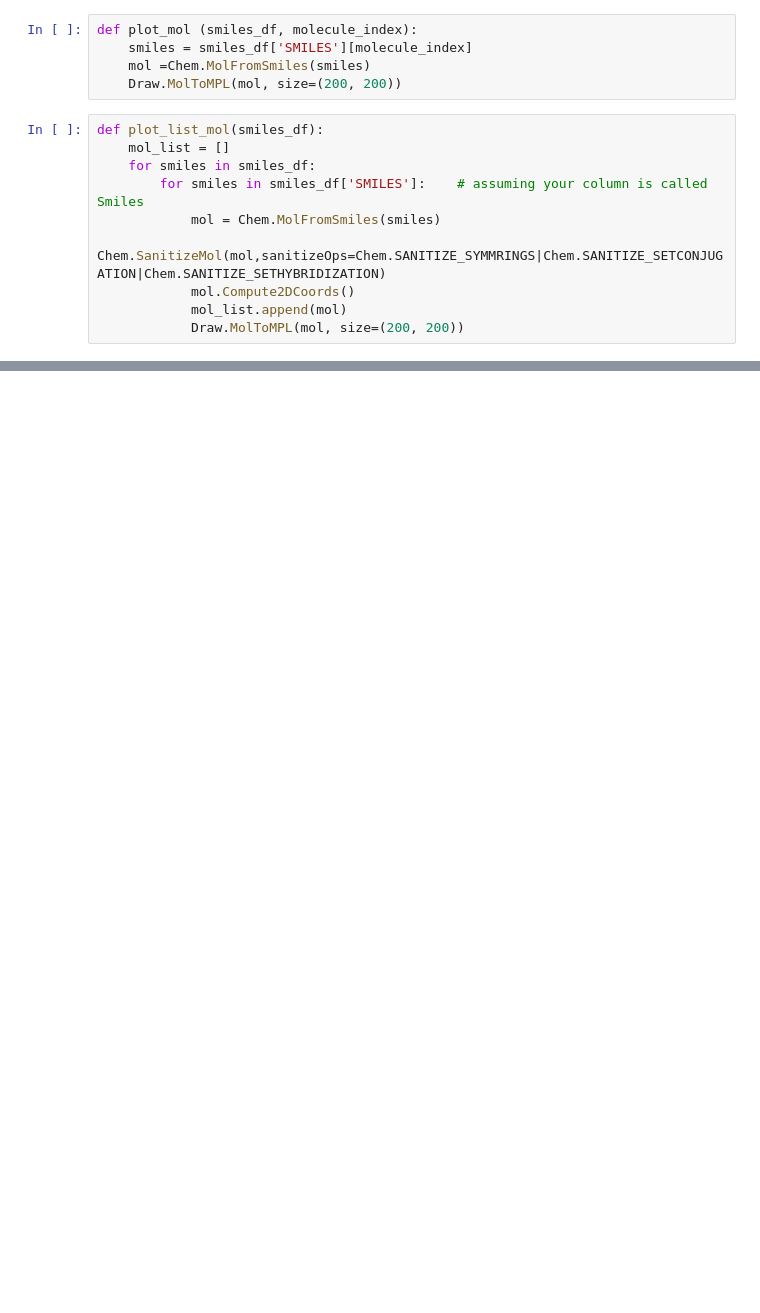
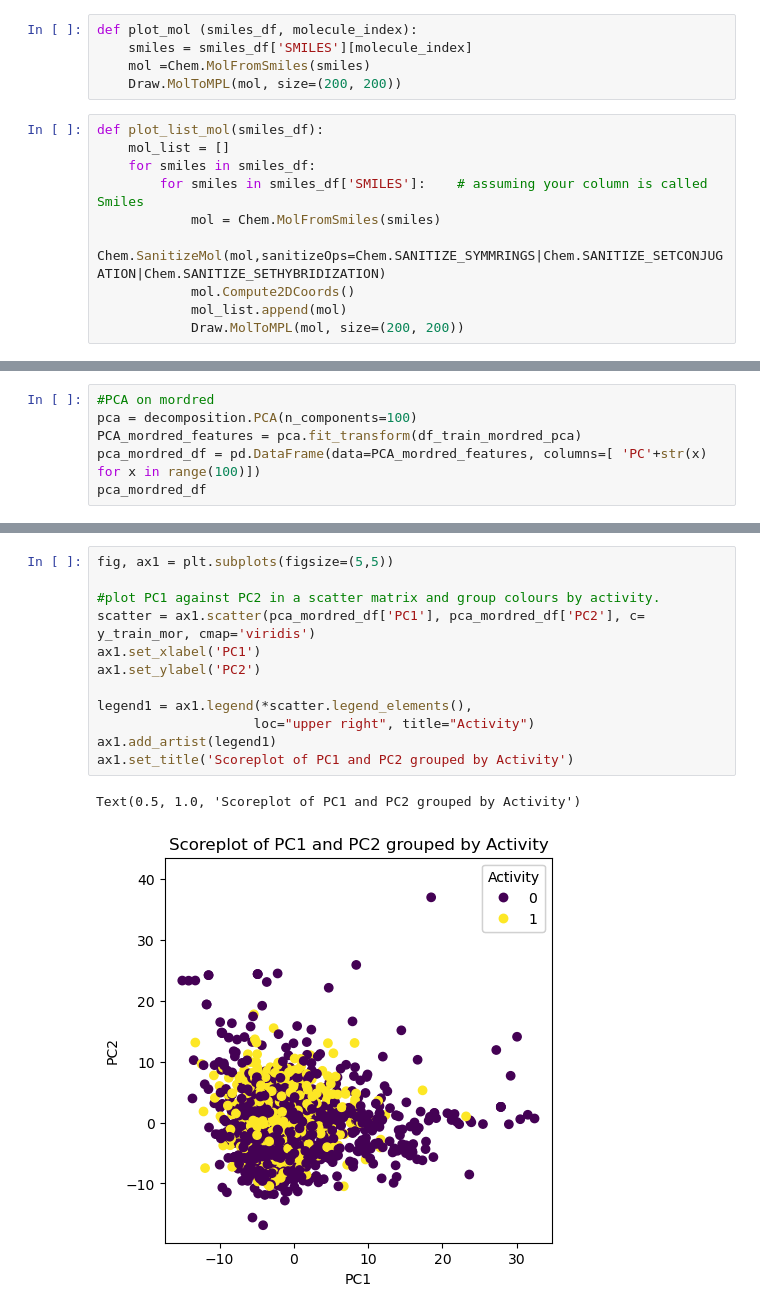
Before and after one commit to Jobs27/AP_groupassignment-, a Jupyter notebook: group_assignment_inhibitor_classifier.ipynb, the cells around one changed output, grey strips where cells are left out. Drawn from its saved outputs; the diff is of its cells as text; blank space fills up the shorter version.

```diff
--- a/group_assignment_inhibitor_classifier.ipynb
+++ b/group_assignment_inhibitor_classifier.ipynb
@@ -233,0 +188,6 @@ Accuracy: 0.7
+# %%
+#PCA on mordred
+pca = decomposition.PCA(n_components=100)
+PCA_mordred_features = pca.fit_transform(df_train_mordred_pca)
+pca_mordred_df = pd.DataFrame(data=PCA_mordred_features, columns=[ 'PC'+str(x) for x in range(100)])
+pca_mordred_df
@@ -233,0 +208,15 @@ Accuracy: 0.7
+# %%
+fig, ax1 = plt.subplots(figsize=(5,5))
+
+#plot PC1 against PC2 in a scatter matrix and group colours by activity.
+scatter = ax1.scatter(pca_mordred_df['PC1'], pca_mordred_df['PC2'], c= y_train_mor, cmap='viridis')
+ax1.set_xlabel('PC1')
+ax1.set_ylabel('PC2')
+
+legend1 = ax1.legend(*scatter.legend_elements(),
+                    loc="upper right", title="Activity")
+ax1.add_artist(legend1)
+ax1.set_title('Scoreplot of PC1 and PC2 grouped by Activity')
+# %% [output]
+Text(0.5, 1.0, 'Scoreplot of PC1 and PC2 grouped by Activity')
+[figure, added]
```
Also changed, not shown: parts of 45 cells of this notebook.
